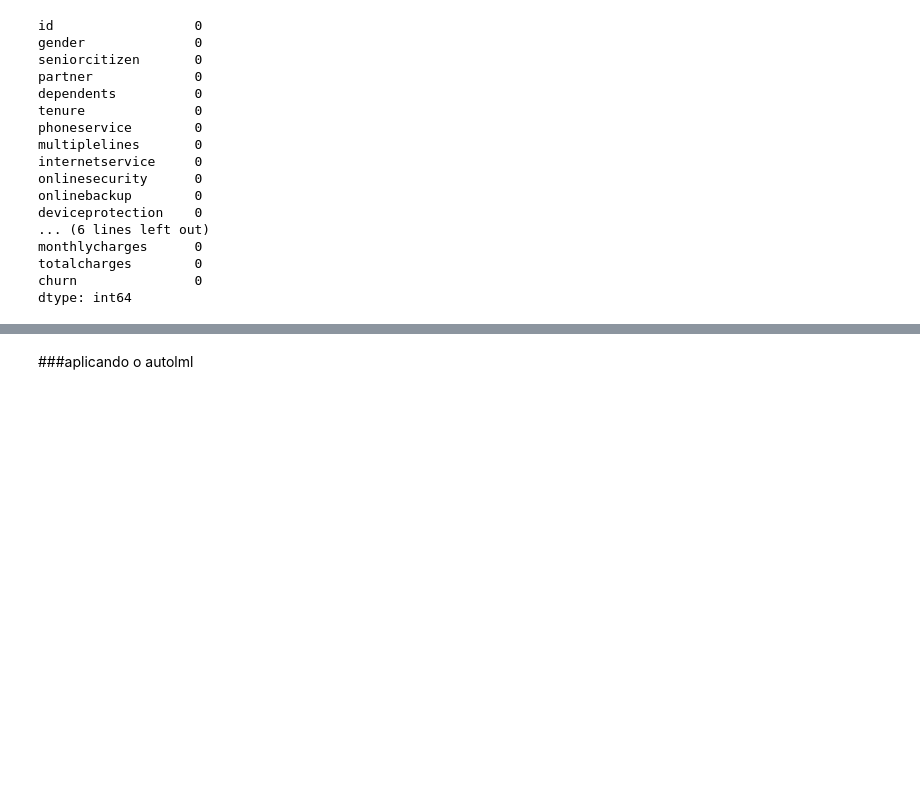
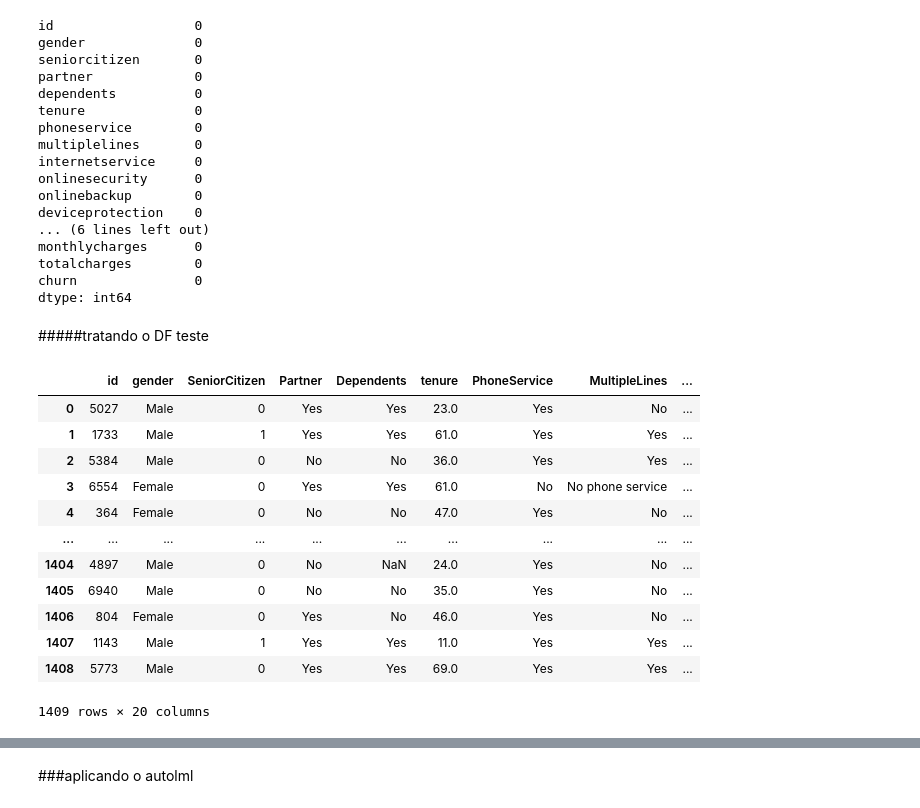
Before and after one commit to jjefferson2006/DSWP_JJ_altera, a Jupyter notebook: desafio_kaggle_2.ipynb, the cells around one changed output, grey strips where cells are left out. Drawn from its saved outputs; the diff is of its cells as text; code cells hidden in the pictures; blank space fills up the shorter version.

```diff
--- a/desafio_kaggle_2.ipynb
+++ b/desafio_kaggle_2.ipynb
@@ -408,3 +408,23 @@ monthlycharges      0
 totalcharges        0
 churn               0
 dtype: int64
+# %% [markdown]
+#####tratando o DF teste
+# %%
+url = 'https://raw.githubusercontent.com/jjefferson2006/DSWP_JJ_altera/main/test.csv'
+df_churn_test = pd.read_csv(url)
+df_churn_test
+# %% [output]
+|  | id | gender | SeniorCitizen | Partner | Dependents | tenure | PhoneService | MultipleLines | ... |
+| 0 | 5027 | Male | 0 | Yes | Yes | 23.0 | Yes | No | ... |
+| 1 | 1733 | Male | 1 | Yes | Yes | 61.0 | Yes | Yes | ... |
+| 2 | 5384 | Male | 0 | No | No | 36.0 | Yes | Yes | ... |
+| 3 | 6554 | Female | 0 | Yes | Yes | 61.0 | No | No phone service | ... |
+| 4 | 364 | Female | 0 | No | No | 47.0 | Yes | No | ... |
+| ... | ... | ... | ... | ... | ... | ... | ... | ... | ... |
+| 1404 | 4897 | Male | 0 | No | NaN | 24.0 | Yes | No | ... |
+| 1405 | 6940 | Male | 0 | No | No | 35.0 | Yes | No | ... |
+| 1406 | 804 | Female | 0 | Yes | No | 46.0 | Yes | No | ... |
+| 1407 | 1143 | Male | 1 | Yes | Yes | 11.0 | Yes | Yes | ... |
+| 1408 | 5773 | Male | 0 | Yes | Yes | 69.0 | Yes | Yes | ... |
+1409 rows × 20 columns
```
Also changed, not shown: parts of 51 cells of this notebook.
